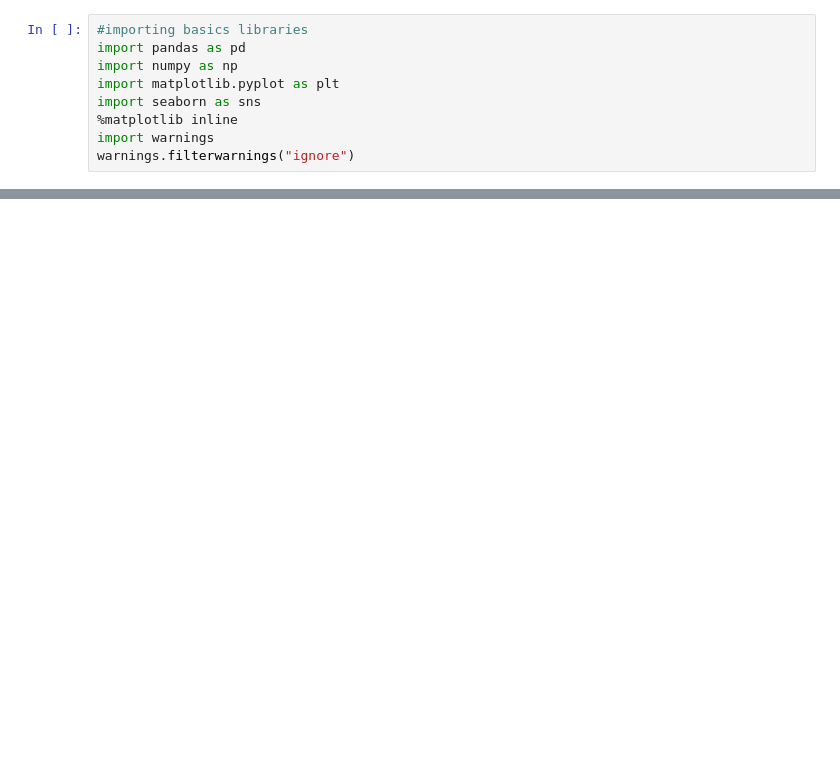
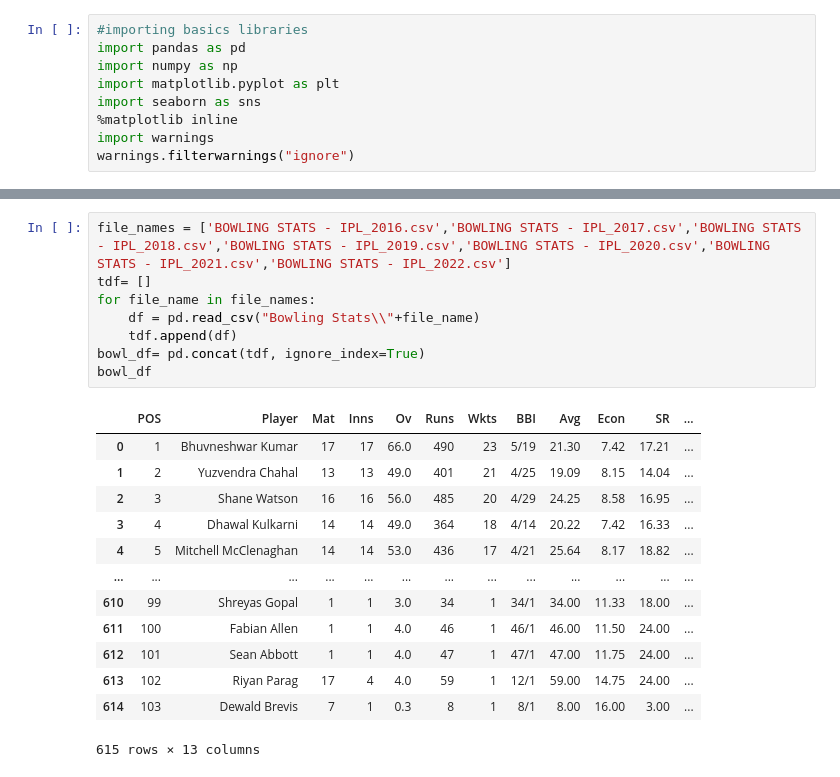
Before and after one commit to Shyam165/Summer-Internship, a Jupyter notebook: Ipl_team_selection/IPL Team Selection.ipynb, the cells around one changed output, grey strips where cells are left out. Cells and saved outputs as stored; diff of their text form; blank space fills up the shorter version.

```diff
--- a/Ipl_team_selection/IPL Team Selection.ipynb
+++ b/Ipl_team_selection/IPL Team Selection.ipynb
@@ -166,0 +45,22 @@ df5.shape
+# %%
+file_names = ['BOWLING STATS - IPL_2016.csv','BOWLING STATS - IPL_2017.csv','BOWLING STATS - IPL_2018.csv','BOWLING STATS - IPL_2019.csv','BOWLING STATS - IPL_2020.csv','BOWLING STATS - IPL_2021.csv','BOWLING STATS - IPL_2022.csv']
+tdf= []
+for file_name in file_names:
+    df = pd.read_csv("Bowling Stats\\"+file_name)
+    tdf.append(df)
+bowl_df= pd.concat(tdf, ignore_index=True)
+bowl_df
+# %% [output]
+|  | POS | Player | Mat | Inns | Ov | Runs | Wkts | BBI | Avg | Econ | SR | ... |
+| 0 | 1 | Bhuvneshwar Kumar | 17 | 17 | 66.0 | 490 | 23 | 5/19 | 21.30 | 7.42 | 17.21 | ... |
+| 1 | 2 | Yuzvendra Chahal | 13 | 13 | 49.0 | 401 | 21 | 4/25 | 19.09 | 8.15 | 14.04 | ... |
+| 2 | 3 | Shane Watson | 16 | 16 | 56.0 | 485 | 20 | 4/29 | 24.25 | 8.58 | 16.95 | ... |
+| 3 | 4 | Dhawal Kulkarni | 14 | 14 | 49.0 | 364 | 18 | 4/14 | 20.22 | 7.42 | 16.33 | ... |
+| 4 | 5 | Mitchell McClenaghan | 14 | 14 | 53.0 | 436 | 17 | 4/21 | 25.64 | 8.17 | 18.82 | ... |
+| ... | ... | ... | ... | ... | ... | ... | ... | ... | ... | ... | ... | ... |
+| 610 | 99 | Shreyas Gopal | 1 | 1 | 3.0 | 34 | 1 | 34/1 | 34.00 | 11.33 | 18.00 | ... |
+| 611 | 100 | Fabian Allen | 1 | 1 | 4.0 | 46 | 1 | 46/1 | 46.00 | 11.50 | 24.00 | ... |
+| 612 | 101 | Sean Abbott | 1 | 1 | 4.0 | 47 | 1 | 47/1 | 47.00 | 11.75 | 24.00 | ... |
+| 613 | 102 | Riyan Parag | 17 | 4 | 4.0 | 59 | 1 | 12/1 | 59.00 | 14.75 | 24.00 | ... |
+| 614 | 103 | Dewald Brevis | 7 | 1 | 0.3 | 8 | 1 | 8/1 | 8.00 | 16.00 | 3.00 | ... |
+615 rows × 13 columns
```
Also changed, not shown: parts of 51 cells of this notebook, 17 other files.
